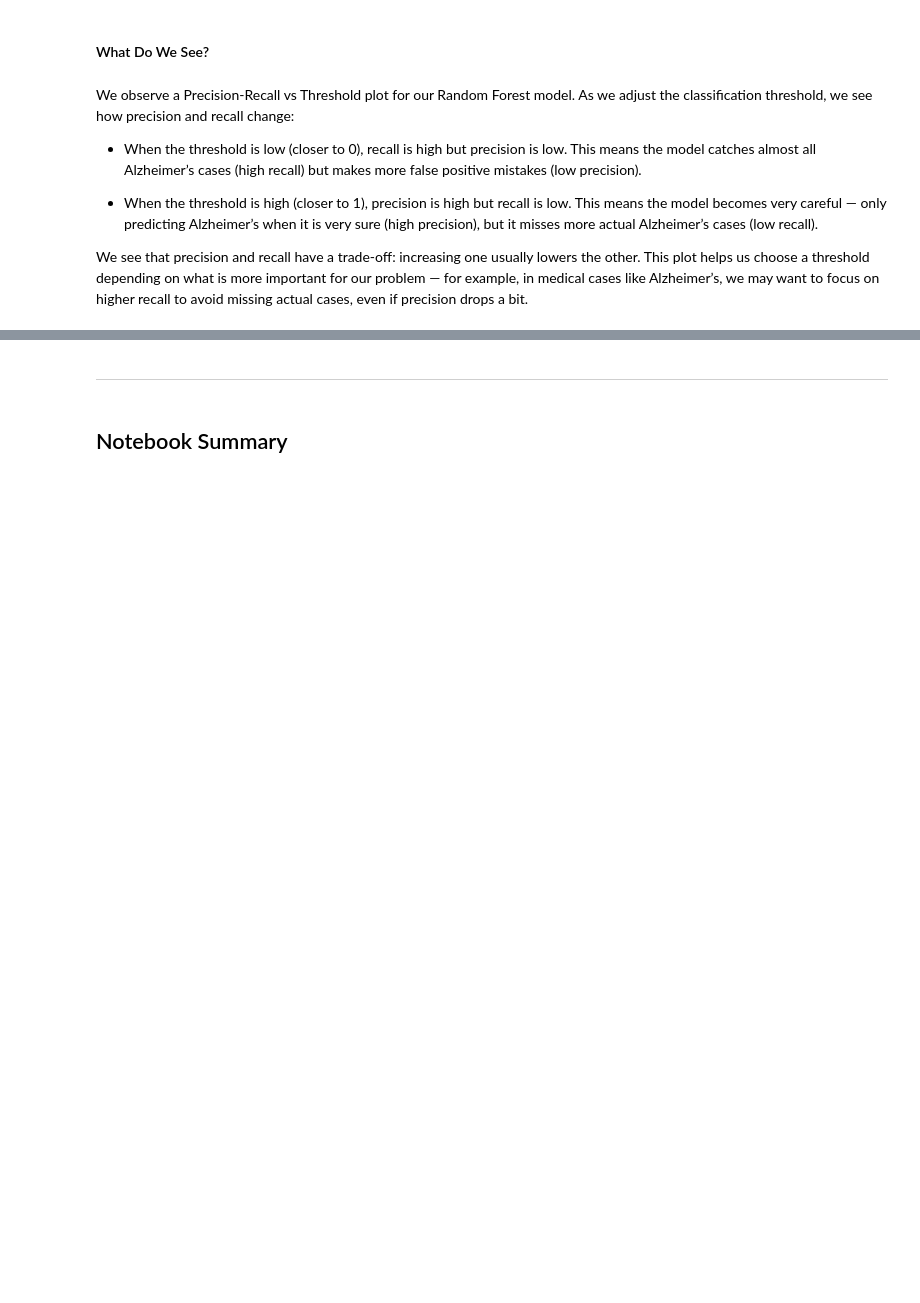
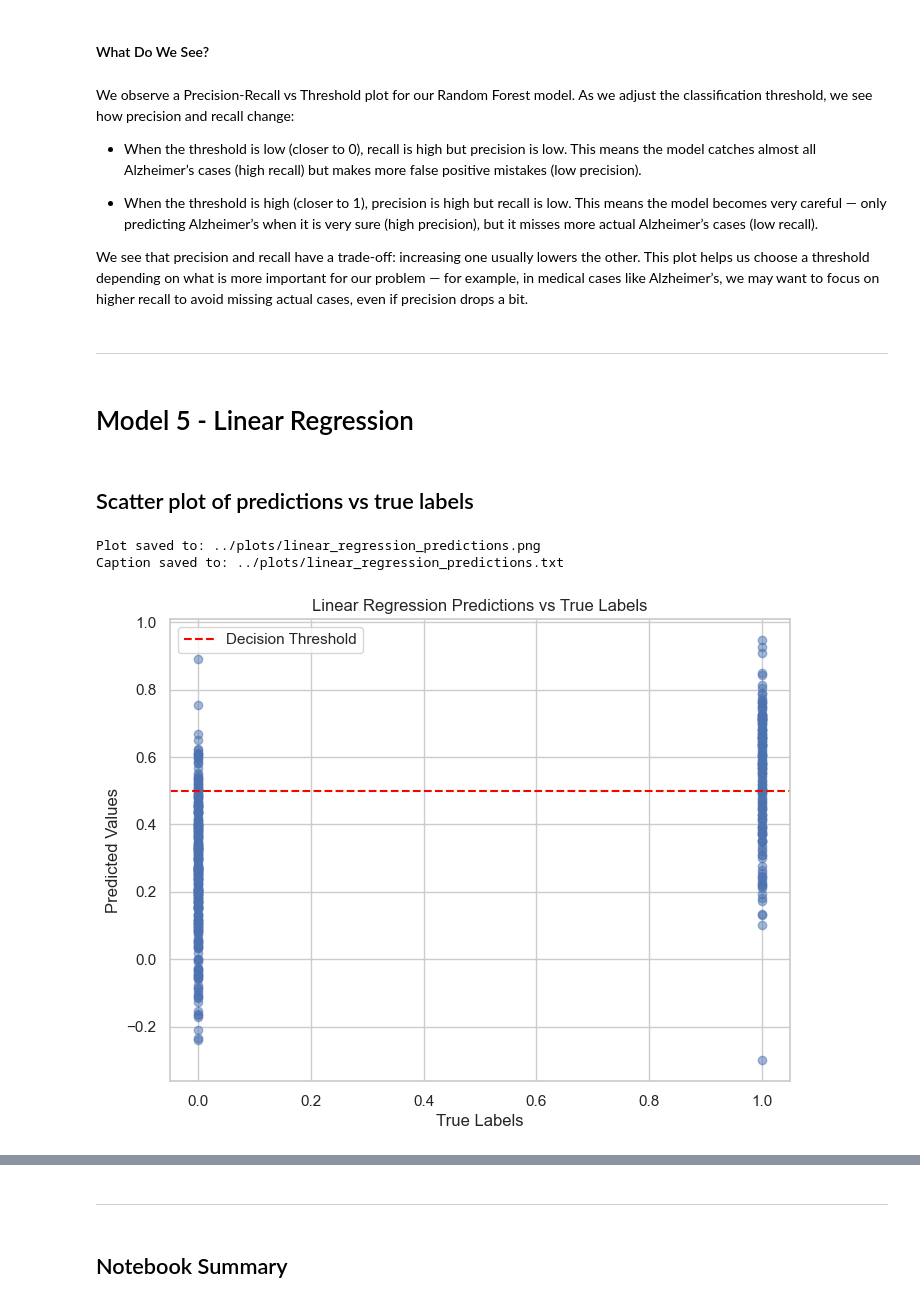
Before and after one commit to FeliciaFavrholdt/BI_EXAM, a Jupyter notebook: Analysis/notebooks/05_Model_Training_and_Evaluation_chosen_features.ipynb, the cells around one changed output, grey strips where cells are left out. Saved outputs shown, nothing was run; the diff lists cells and outputs as text; code cells hidden in the pictures; blank space fills up the shorter version.

```diff
--- a/Analysis/notebooks/05_Model_Training_and_Evaluation_chosen_features.ipynb
+++ b/Analysis/notebooks/05_Model_Training_and_Evaluation_chosen_features.ipynb
@@ -662,3 +721,40 @@ We observe a Precision-Recall vs Threshold plot for our Random Forest model. As
 - When the threshold is high (closer to 1), precision is high but recall is low. This means the model becomes very careful — only predicting Alzheimer’s when it is very sure (high precision), but it misses more actual Alzheimer’s cases (low recall).
 
 We see that precision and recall have a trade-off: increasing one usually lowers the other. This plot helps us choose a threshold depending on what is more important for our problem — for example, in medical cases like Alzheimer’s, we may want to focus on higher recall to avoid missing actual cases, even if precision drops a bit.
+# %% [markdown]
+---
+# %% [markdown]
+# Model 5 - Linear Regression
+# %%
+from sklearn.linear_model import LinearRegression
+
+# Initialize the model
+lr_model = LinearRegression()
+
+# Fit the model on your training data
+lr_model.fit(X_train, y_train)
+
+# Get predictions
+y_pred_lr = lr_model.predict(X_test)
+# %% [markdown]
+## Scatter plot of predictions vs true labels
+# %%
+import matplotlib.pyplot as plt
+
+plt.figure(figsize=(8, 6))
+plt.axhline(0.5, color='red', linestyle='--', label='Decision Threshold')
+plt.legend()
+plt.scatter(y_test, y_pred_lr, alpha=0.5)
+plt.xlabel('True Labels')
+plt.ylabel('Predicted Values')
+plt.title('Linear Regression Predictions vs True Labels')
+plt.grid(True)
+
+# Save plot
+save_plot(fig, filename='linear_regression_predictions.png', caption='Linear regression predictions compared to true labels.')
+
+plt.show()
+# %% [output]
+Plot saved to: ../plots/linear_regression_predictions.png
+Caption saved to: ../plots/linear_regression_predictions.txt
+[figure, added]
```
Also changed, not shown: parts of 126 cells of this notebook, 22 other files.
